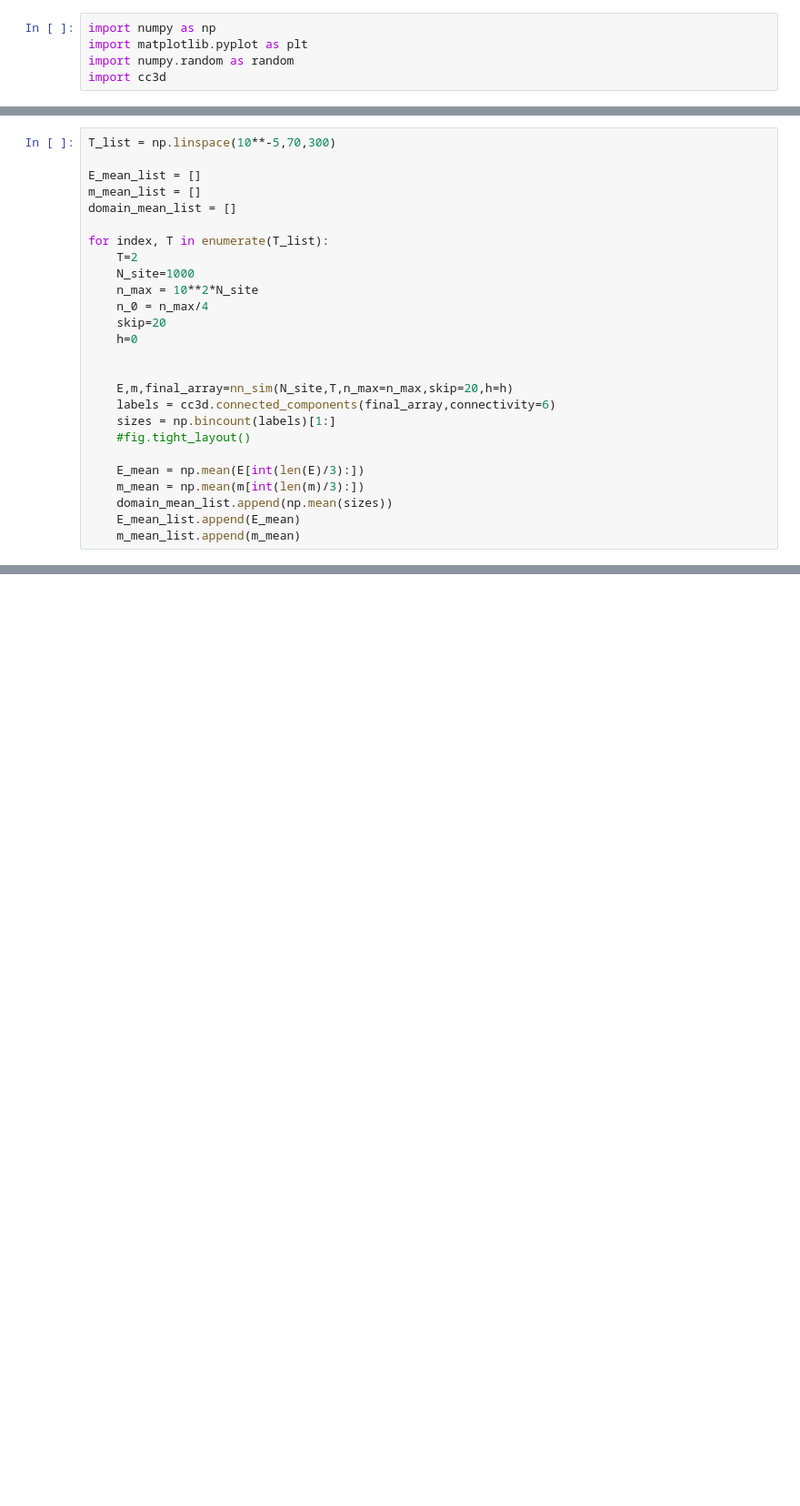
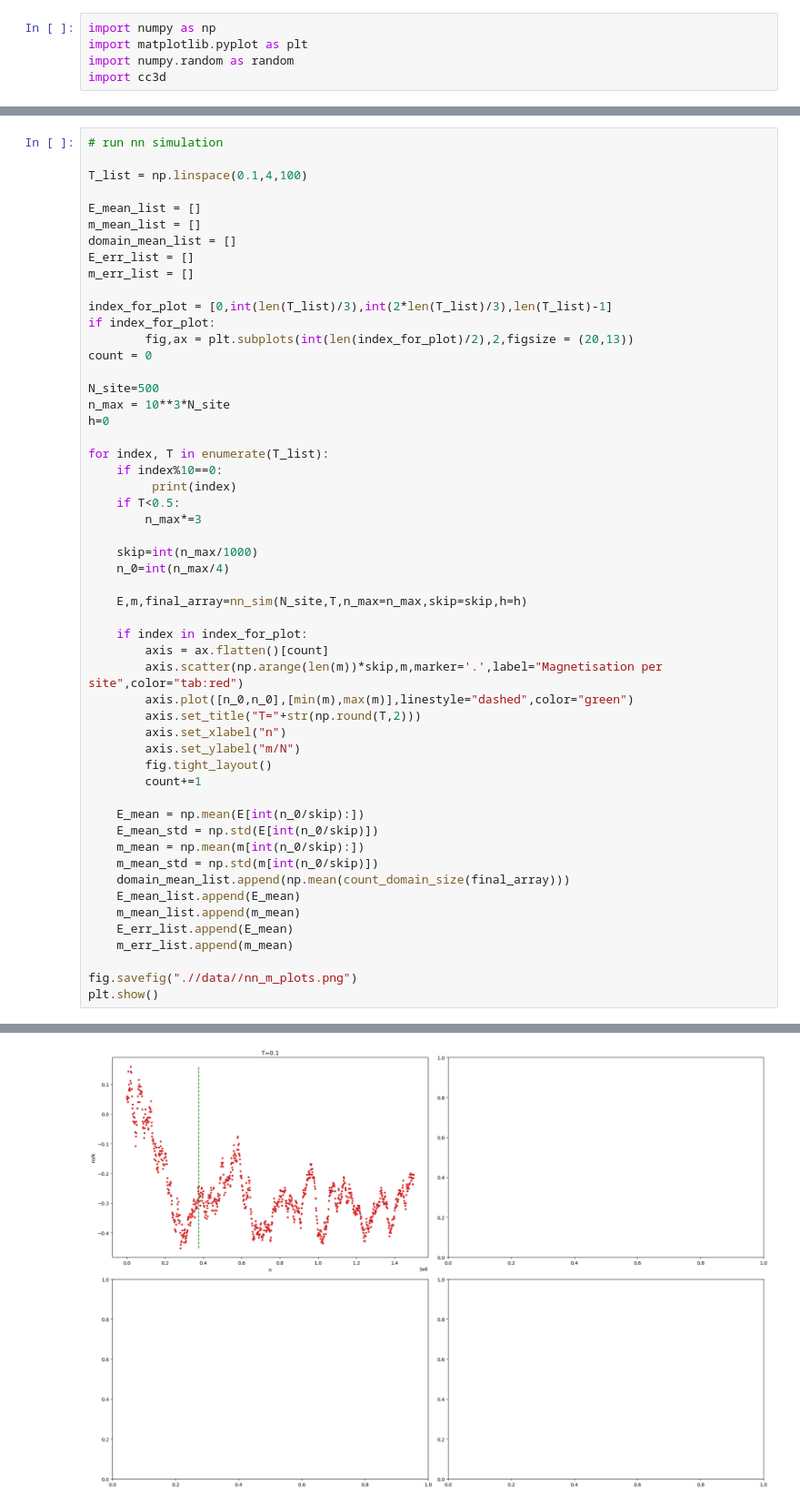
Before and after one commit to SSBNS/Complex_physics_SSBNS, a Jupyter notebook: Midterm/midterm1.ipynb, the cells around one changed output, grey strips where cells are left out. Shown: that part at 91% size. Saved outputs shown, nothing was run; the diff lists cells and outputs as text; blank space fills up the shorter version.

```diff
--- a/Midterm/midterm1.ipynb
+++ b/Midterm/midterm1.ipynb
@@ -52,26 +104,54 @@ def nn_sim(N_site,T,n_max=10**3,skip=10,J=1,h=0):
 # %%
-T_list = np.linspace(10**-5,70,300)
+# run nn simulation
+
+T_list = np.linspace(0.1,4,100)
 
 E_mean_list = []
 m_mean_list = []
 domain_mean_list = []
+E_err_list = []
+m_err_list = []
+
+index_for_plot = [0,int(len(T_list)/3),int(2*len(T_list)/3),len(T_list)-1]
+if index_for_plot:
+        fig,ax = plt.subplots(int(len(index_for_plot)/2),2,figsize = (20,13))
+count = 0
+
+N_site=500
+n_max = 10**3*N_site
+h=0
 
 for index, T in enumerate(T_list):
-    T=2
-    N_site=1000
-    n_max = 10**2*N_site
-    n_0 = n_max/4
-    skip=20
-    h=0
+    if index%10==0:
+         print(index)
+    if T<0.5:
+        n_max*=3
 
+    skip=int(n_max/1000)
+    n_0=int(n_max/4)
 
-    E,m,final_array=nn_sim(N_site,T,n_max=n_max,skip=20,h=h)
-    labels = cc3d.connected_components(final_array,connectivity=6)
-    sizes = np.bincount(labels)[1:]
-    #fig.tight_layout()
+    E,m,final_array=nn_sim(N_site,T,n_max=n_max,skip=skip,h=h)
 
-    E_mean = np.mean(E[int(len(E)/3):])
-    m_mean = np.mean(m[int(len(m)/3):])
-    domain_mean_list.append(np.mean(sizes))
+    if index in index_for_plot:
+        axis = ax.flatten()[count]
+        axis.scatter(np.arange(len(m))*skip,m,marker='.',label="Magnetisation per site",color="tab:red")
+        axis.plot([n_0,n_0],[min(m),max(m)],linestyle="dashed",color="green")
+        axis.set_title("T="+str(np.round(T,2)))
+        axis.set_xlabel("n")
+        axis.set_ylabel("m/N")
+        fig.tight_layout()
+        count+=1
+
+    E_mean = np.mean(E[int(n_0/skip):])
+    E_mean_std = np.std(E[int(n_0/skip)])
+    m_mean = np.mean(m[int(n_0/skip):])
+    m_mean_std = np.std(m[int(n_0/skip)])
+    domain_mean_list.append(np.mean(count_domain_size(final_array)))
     E_mean_list.append(E_mean)
     m_mean_list.append(m_mean)
+    E_err_list.append(E_mean)
+    m_err_list.append(m_mean)
+
+fig.savefig(".//data//nn_m_plots.png")
+plt.show()
+# %% [output]
@@ -77,0 +160 @@ for index, T in enumerate(T_list):
+[figure, added]
```
Also changed, not shown: parts of 15 cells of this notebook, 35 other files.
